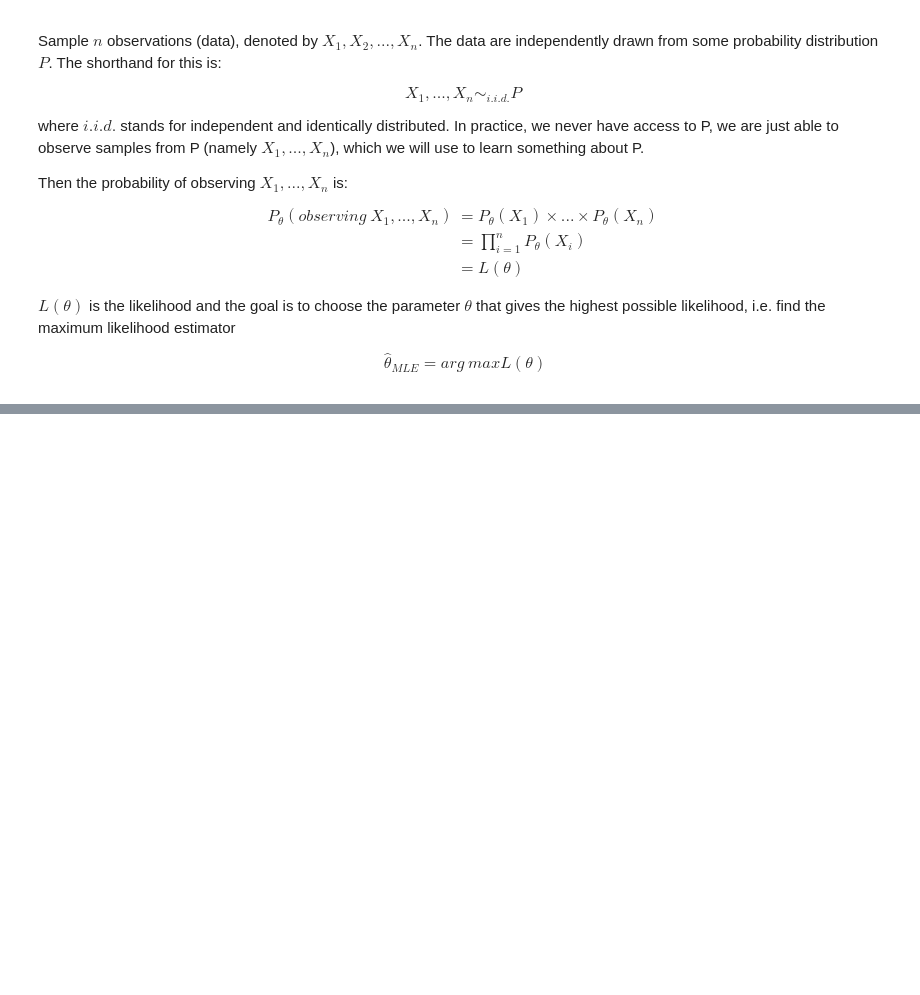
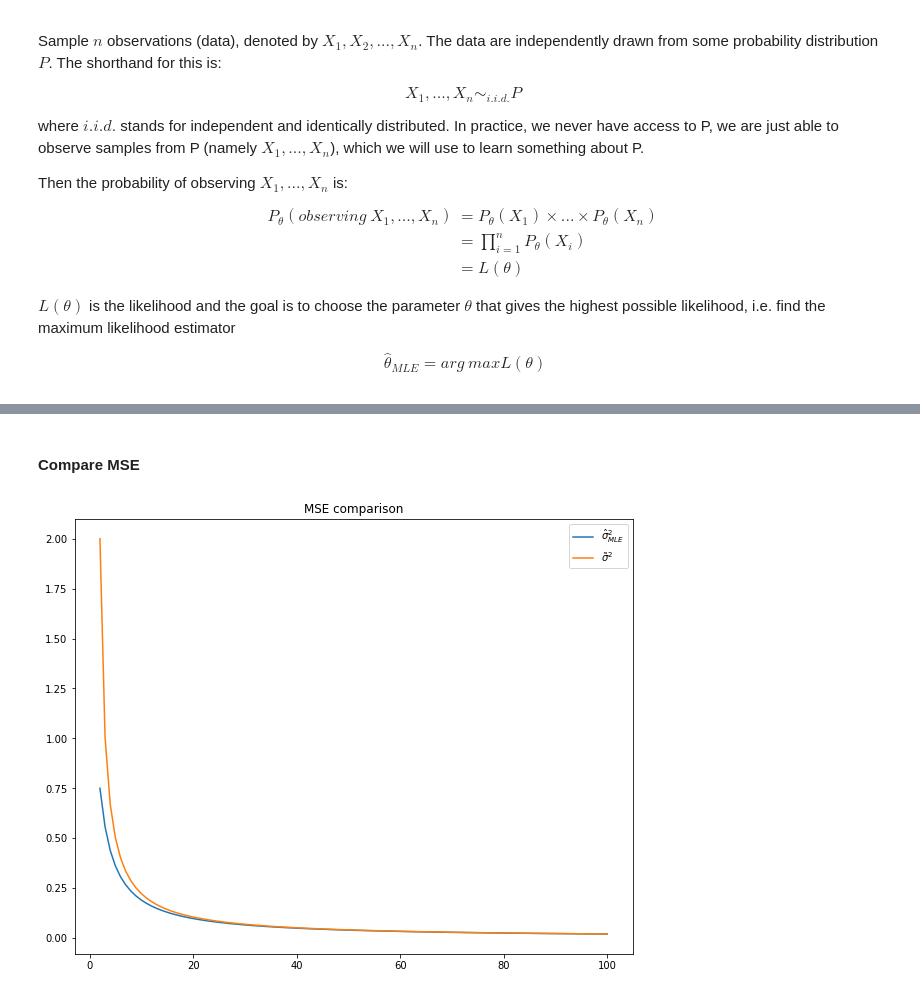
Before and after one commit to FreemanX/Machine-Learning-Notes, a Jupyter notebook: N04_MaximumLikelihoodEstimation.ipynb, the cells around one changed output, grey strips where cells are left out. Cells and saved outputs as stored; diff of their text form; code cells hidden in the pictures; blank space fills up the shorter version.

```diff
--- a/N04_MaximumLikelihoodEstimation.ipynb
+++ b/N04_MaximumLikelihoodEstimation.ipynb
@@ -28,0 +175,18 @@ Assume $ X_1,...,X_n \sim_{i.i.d.}N(\mu,\sigma^2)$. Compute $\hat{\mu}_{MLE}$ ,
+# %% [markdown]
+#### Compare MSE
+# %%
+def mse_MLE(n):
+    return sigma ** 4 * (2 * n - 1) / n ** 2
+
+
+def mse_tilde(n):
+    return 2 * sigma ** 4 / (n - 1)
+
+plt.plot(x, mse_MLE(x), label='$\hat{\sigma}_{MLE}^2$')
+plt.plot(x, mse_tilde(x), label=r'$\tilde{\sigma}^2$')
+
+plt.title('MSE comparison')
+plt.legend()
+plt.show()
+# %% [output]
+[figure, added]
```
Also changed, not shown: parts of 11 cells of this notebook, 3 other files.
